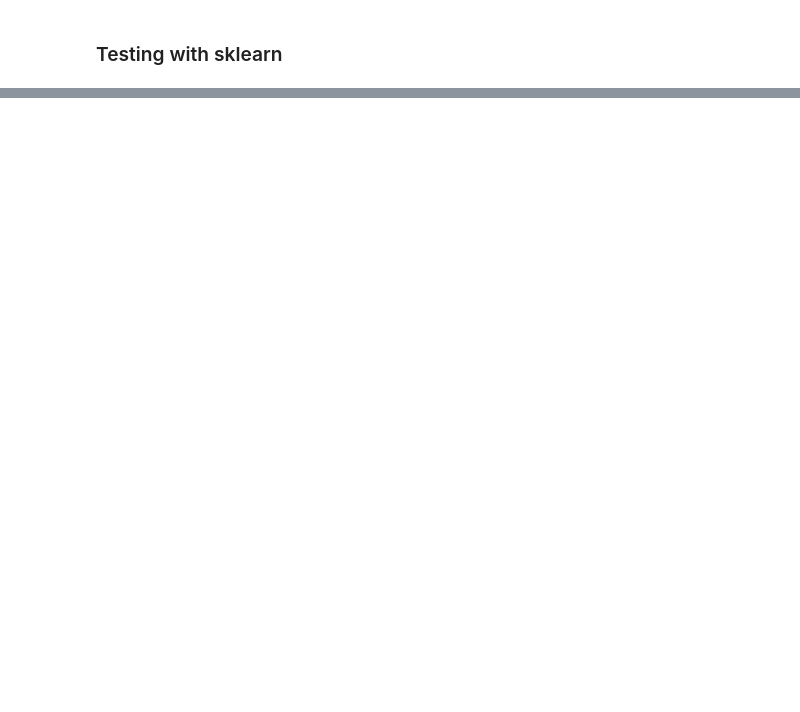
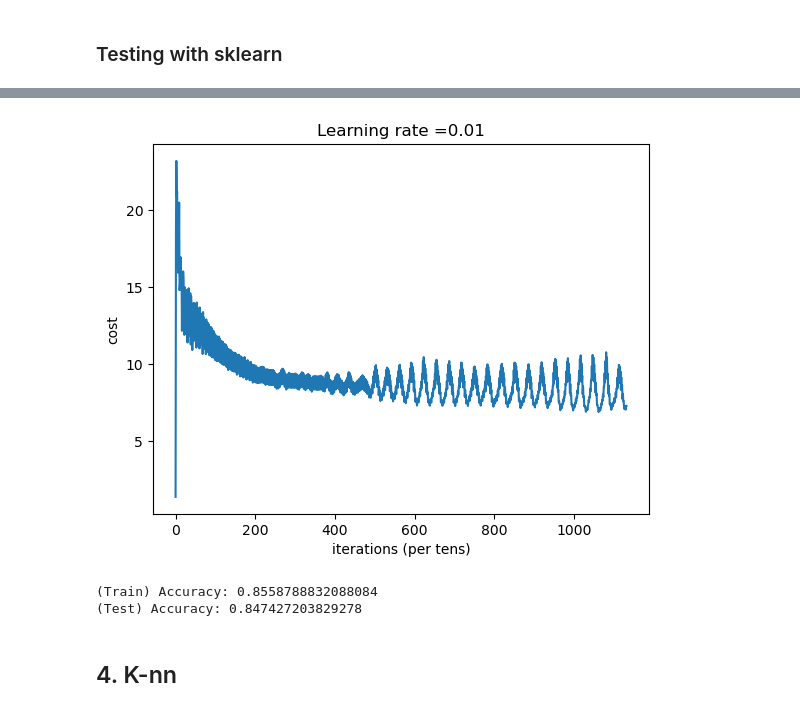
Before and after one commit to Phlorion/SoundRecognitionMLProject, a Jupyter notebook: sound_recognition.ipynb, the cells around one changed output, grey strips where cells are left out. Saved outputs shown, nothing was run; the diff lists cells and outputs as text; code cells hidden in the pictures; blank space fills up the shorter version.

Commit message:
logistic regression done

```diff
--- a/sound_recognition.ipynb
+++ b/sound_recognition.ipynb
@@ -221,15 +221,15 @@ print("(Test) Accuracy:", lin_reg.score(y_test))
 from sklearn.linear_model import LinearRegression
 
 lr = LinearRegression()
-lr.fit(X_train_pca, y_train)
+lr.fit(X_train, y_train)
 
 # predict train data
-y_preds_train = lr.predict(X_train_pca)
+y_preds_train = lr.predict(X_train)
 y_preds_train = np.argmax(y_preds_train, axis=1)
 print("(Train) Accuracy:", np.mean(y_preds_train == np.argmax(y_train, axis=1)))
 
 # predict test data
-y_preds_test = lr.predict(X_test_pca)
+y_preds_test = lr.predict(X_test)
 y_preds_test = np.argmax(y_preds_test, axis=1)
 print("(Test) Accuracy:", np.mean(y_preds_test == np.argmax(y_test, axis=1)))
 # %% [output]
@@ -237,0 +240,18 @@ print("(Test) Accuracy:", np.mean(y_preds_test == np.argmax(y_test, axis=1)))
+# %%
+def cross_entropy(predicted, true):
+    predicted = np.clip(predicted, 1e-15, 1 - 1e-15)
+    suma = 0
+    for i in range(true.shape[0]):
+        for j in range(true.shape[1]):
+            suma -= true[i][j] * np.log(predicted[i][j])
+    suma /= true.shape[0]
+    return suma
+
+def grad_cross_entropy(X, predicted, true):
+    return np.dot(X.T, (predicted - true))
+
+# ax = 1 when array 2D, ax = 0 when array 1D
+def softmax(X, ax=1):
+    m = np.max(X, axis=ax, keepdims=True)
+    p = np.exp(X - m)
+    return (p / np.sum(p, axis=ax, keepdims=True))
@@ -237,0 +319,11 @@ print("(Test) Accuracy:", np.mean(y_preds_test == np.argmax(y_test, axis=1)))
+# %%
+log_r = MyLogisticRegression(alpha=0.01)
+weights, costs = log_r.fit(X_train_rec, y_train)
+
+# test on train data
+log_r.predict(X_train_rec)
+print("\n(Train) Accuracy:", log_r.score(y_train))
+
+# test on test data
+log_r.predict(X_test_rec)
+print("(Test) Accuracy:", log_r.score(y_test))
@@ -237,0 +348,29 @@ print("(Test) Accuracy:", np.mean(y_preds_test == np.argmax(y_test, axis=1)))
+# %%
+plt.plot(np.squeeze(costs))
+plt.ylabel('cost')
+plt.xlabel('iterations (per tens)')
+plt.title("Learning rate =" + str(format(0.01, '.2f')))
+plt.show()
+# %% [output]
+[figure, added]
+# %%
+from sklearn.linear_model import LogisticRegression
+
+y_train_1d = np.argmax(y_train, axis=1)
+y_test_1d = np.argmax(y_test, axis=1)
+
+sk_log_r = LogisticRegression(max_iter=1500)
+sk_log_r.fit(X_train_rec, y_train_1d)
+
+# predict train data
+y_preds_train = sk_log_r.predict(X_train_rec)
+print("(Train) Accuracy:", np.mean(y_preds_train == y_train_1d))
+
+# predict test data
+y_preds_test = sk_log_r.predict(X_test_rec)
+print("(Test) Accuracy:", np.mean(y_preds_test == y_test_1d))
+# %% [output]
+(Train) Accuracy: 0.8558788832088084
+(Test) Accuracy: 0.847427203829278
+# %% [markdown]
+## 4. K-nn
```
Also changed, not shown: parts of 8 cells of this notebook.
